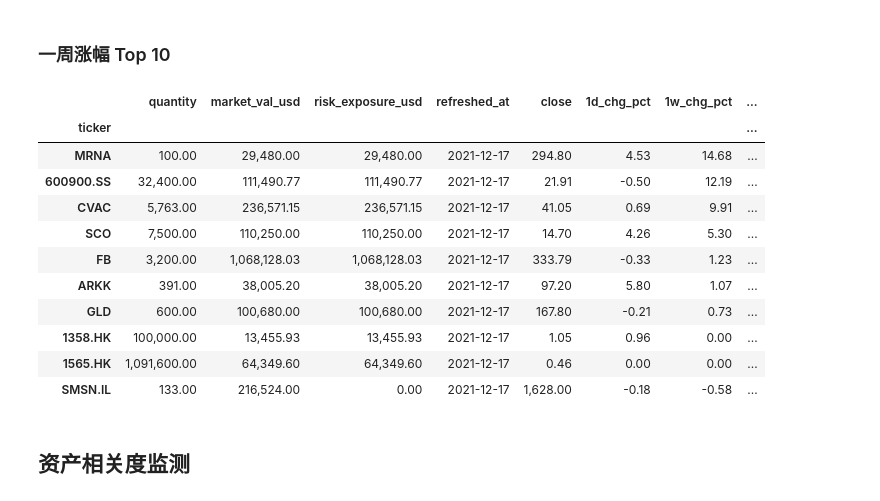
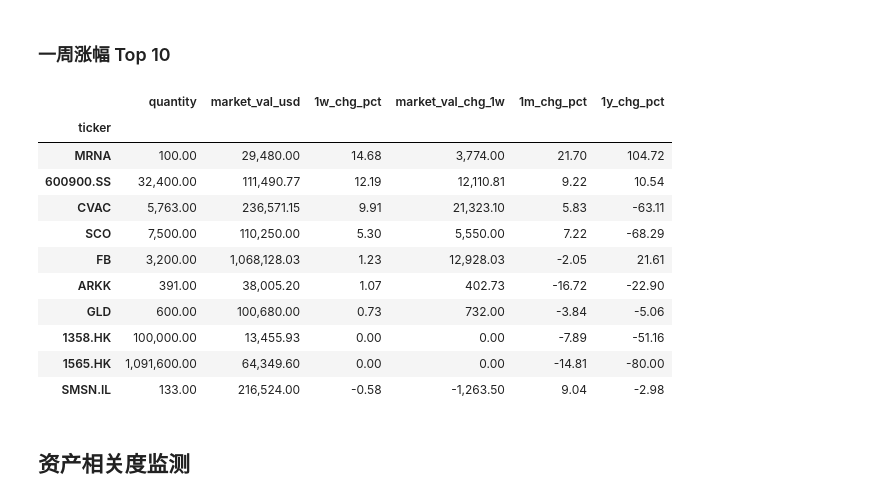
Before and after one commit to koalainfotech/skydog, a Jupyter notebook: notebooks/Skydog Portfolio Report.ipynb, the cells around one changed output. Saved outputs shown, nothing was run; the diff lists cells and outputs as text; code cells hidden in the pictures.

```diff
--- a/notebooks/Skydog Portfolio Report.ipynb
+++ b/notebooks/Skydog Portfolio Report.ipynb
@@ -215,20 +215,20 @@ df_ticker.sort_values(by='1w_chg_pct').head(10)
 # %% [markdown]
 ### 一周涨幅 Top 10
 # %%
-df_ticker.dropna().sort_values(by='1w_chg_pct',ascending=False ).head(10)
+df_ticker.dropna().sort_values(by='1w_chg_pct',ascending=False ).head(10)[['quantity','market_val_usd','1w_chg_pct','market_val_chg_1w','1m_chg_pct','1y_chg_pct']]
 # %% [output]
-|  | quantity | market_val_usd | risk_exposure_usd | refreshed_at | close | 1d_chg_pct | 1w_chg_pct | ... |
-| ticker |  |  |  |  |  |  |  | ... |
-| MRNA | 100.00 | 29,480.00 | 29,480.00 | 2021-12-17 | 294.80 | 4.53 | 14.68 | ... |
-| 600900.SS | 32,400.00 | 111,490.77 | 111,490.77 | 2021-12-17 | 21.91 | -0.50 | 12.19 | ... |
-| CVAC | 5,763.00 | 236,571.15 | 236,571.15 | 2021-12-17 | 41.05 | 0.69 | 9.91 | ... |
-| SCO | 7,500.00 | 110,250.00 | 110,250.00 | 2021-12-17 | 14.70 | 4.26 | 5.30 | ... |
-| FB | 3,200.00 | 1,068,128.03 | 1,068,128.03 | 2021-12-17 | 333.79 | -0.33 | 1.23 | ... |
-| ARKK | 391.00 | 38,005.20 | 38,005.20 | 2021-12-17 | 97.20 | 5.80 | 1.07 | ... |
-| GLD | 600.00 | 100,680.00 | 100,680.00 | 2021-12-17 | 167.80 | -0.21 | 0.73 | ... |
-| 1358.HK | 100,000.00 | 13,455.93 | 13,455.93 | 2021-12-17 | 1.05 | 0.96 | 0.00 | ... |
-| 1565.HK | 1,091,600.00 | 64,349.60 | 64,349.60 | 2021-12-17 | 0.46 | 0.00 | 0.00 | ... |
-| SMSN.IL | 133.00 | 216,524.00 | 0.00 | 2021-12-17 | 1,628.00 | -0.18 | -0.58 | ... |
+|  | quantity | market_val_usd | 1w_chg_pct | market_val_chg_1w | 1m_chg_pct | 1y_chg_pct |
+| ticker |  |  |  |  |  |  |
+| MRNA | 100.00 | 29,480.00 | 14.68 | 3,774.00 | 21.70 | 104.72 |
+| 600900.SS | 32,400.00 | 111,490.77 | 12.19 | 12,110.81 | 9.22 | 10.54 |
+| CVAC | 5,763.00 | 236,571.15 | 9.91 | 21,323.10 | 5.83 | -63.11 |
+| SCO | 7,500.00 | 110,250.00 | 5.30 | 5,550.00 | 7.22 | -68.29 |
+| FB | 3,200.00 | 1,068,128.03 | 1.23 | 12,928.03 | -2.05 | 21.61 |
+| ARKK | 391.00 | 38,005.20 | 1.07 | 402.73 | -16.72 | -22.90 |
+| GLD | 600.00 | 100,680.00 | 0.73 | 732.00 | -3.84 | -5.06 |
+| 1358.HK | 100,000.00 | 13,455.93 | 0.00 | 0.00 | -7.89 | -51.16 |
+| 1565.HK | 1,091,600.00 | 64,349.60 | 0.00 | 0.00 | -14.81 | -80.00 |
+| SMSN.IL | 133.00 | 216,524.00 | -0.58 | -1,263.50 | 9.04 | -2.98 |
 # %% [markdown]
 ## 资产相关度监测
 # %% [markdown]
```
Also changed, not shown: parts of 9 cells of this notebook, 4 other files.
